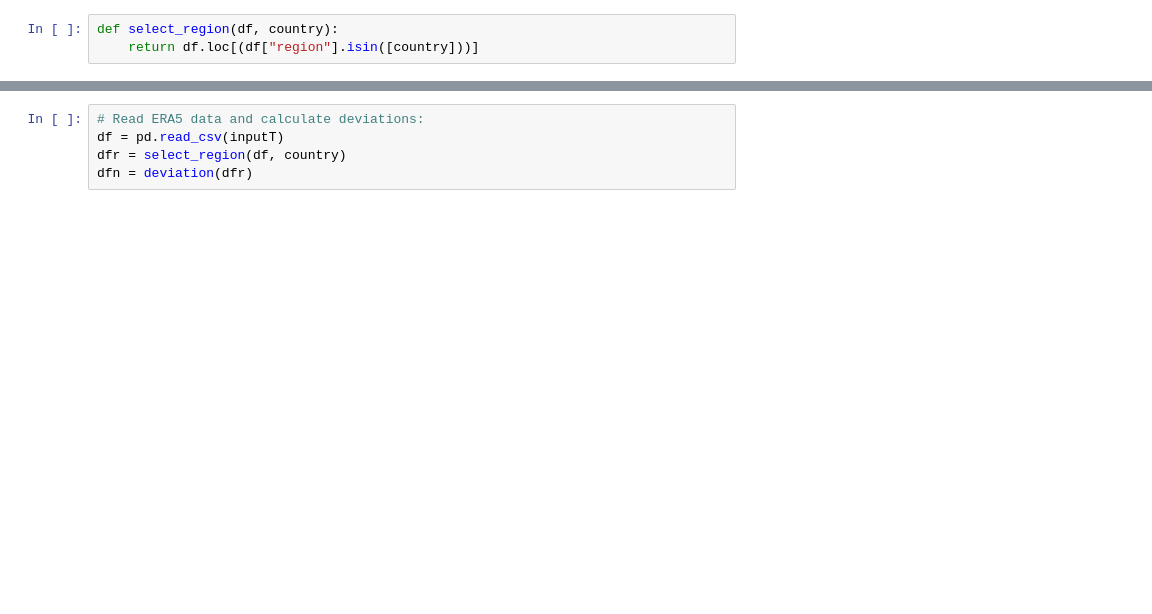
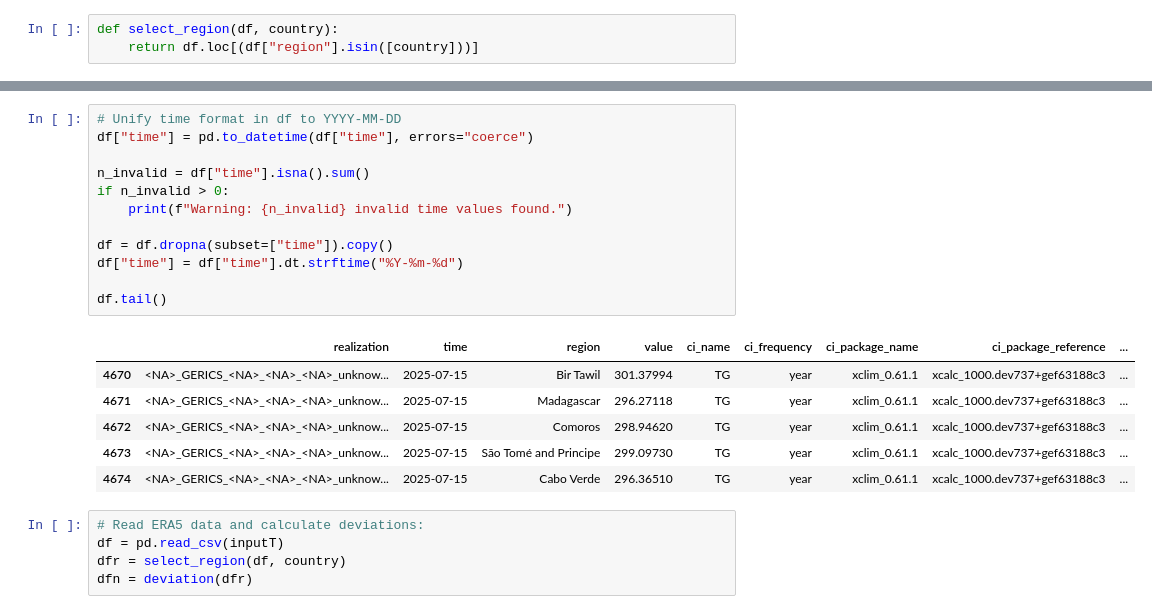
Before and after one commit to KatharinaBuelow/factsheet_africa, a Jupyter notebook: Notebooks/ERA5/Plot_ERA5_climatestripes.ipynb, the cells around one changed output, grey strips where cells are left out. Cells and saved outputs as stored; diff of their text form; blank space fills up the shorter version.

```diff
--- a/Notebooks/ERA5/Plot_ERA5_climatestripes.ipynb
+++ b/Notebooks/ERA5/Plot_ERA5_climatestripes.ipynb
@@ -71,3 +100,22 @@ def deviation(df):
+# %%
+# Unify time format in df to YYYY-MM-DD
+df["time"] = pd.to_datetime(df["time"], errors="coerce")
+
+n_invalid = df["time"].isna().sum()
+if n_invalid > 0:
+    print(f"Warning: {n_invalid} invalid time values found.")
+
+df = df.dropna(subset=["time"]).copy()
+df["time"] = df["time"].dt.strftime("%Y-%m-%d")
+
+df.tail()
+# %% [output]
+|  | realization | time | region | value | ci_name | ci_frequency | ci_package_name | ci_package_reference | ... |
+| 4670 | <NA>_GERICS_<NA>_<NA>_<NA>_unknow... | 2025-07-15 | Bir Tawil | 301.37994 | TG | year | xclim_0.61.1 | xcalc_1000.dev737+gef63188c3 | ... |
+| 4671 | <NA>_GERICS_<NA>_<NA>_<NA>_unknow... | 2025-07-15 | Madagascar | 296.27118 | TG | year | xclim_0.61.1 | xcalc_1000.dev737+gef63188c3 | ... |
+| 4672 | <NA>_GERICS_<NA>_<NA>_<NA>_unknow... | 2025-07-15 | Comoros | 298.94620 | TG | year | xclim_0.61.1 | xcalc_1000.dev737+gef63188c3 | ... |
+| 4673 | <NA>_GERICS_<NA>_<NA>_<NA>_unknow... | 2025-07-15 | São Tomé and Principe | 299.09730 | TG | year | xclim_0.61.1 | xcalc_1000.dev737+gef63188c3 | ... |
+| 4674 | <NA>_GERICS_<NA>_<NA>_<NA>_unknow... | 2025-07-15 | Cabo Verde | 296.36510 | TG | year | xclim_0.61.1 | xcalc_1000.dev737+gef63188c3 | ... |
 # %%
 # Read ERA5 data and calculate deviations:
 df = pd.read_csv(inputT)
```
Also changed, not shown: parts of 9 cells of this notebook, 5 other files.
